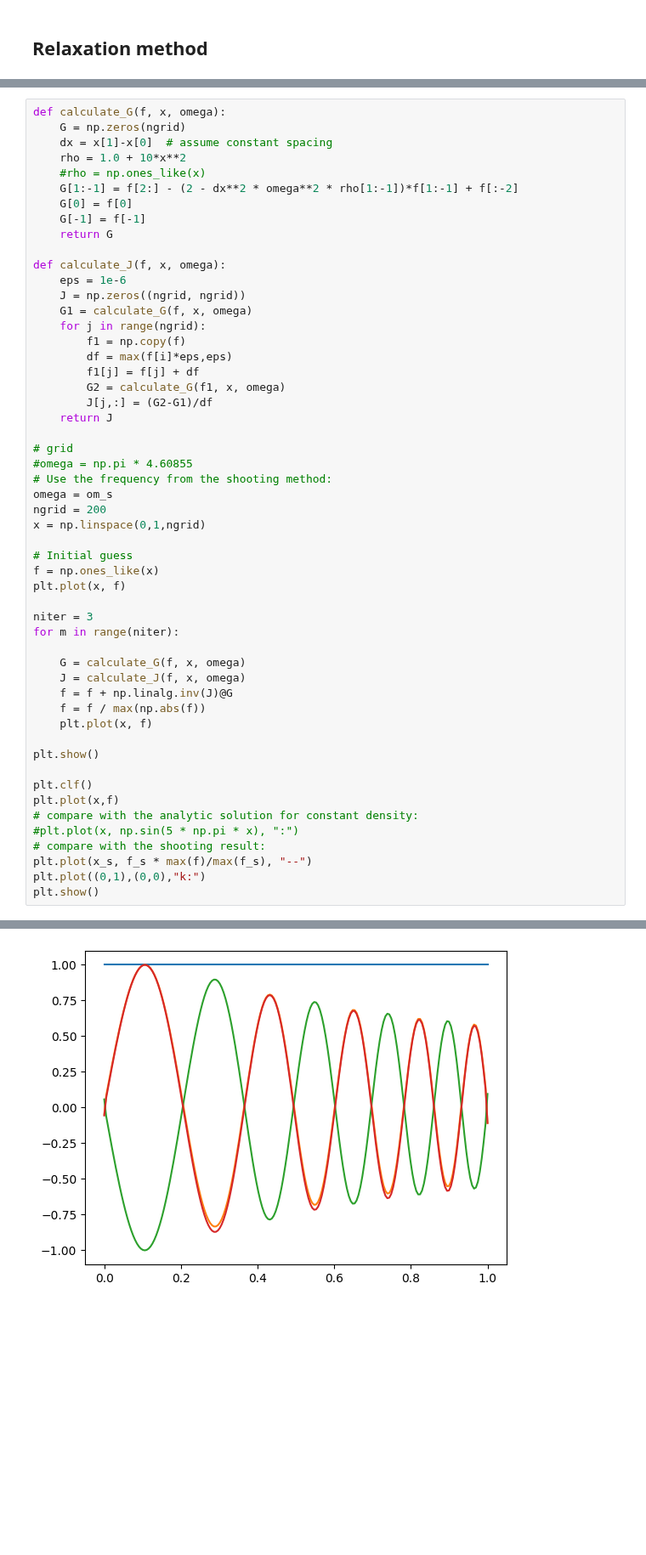
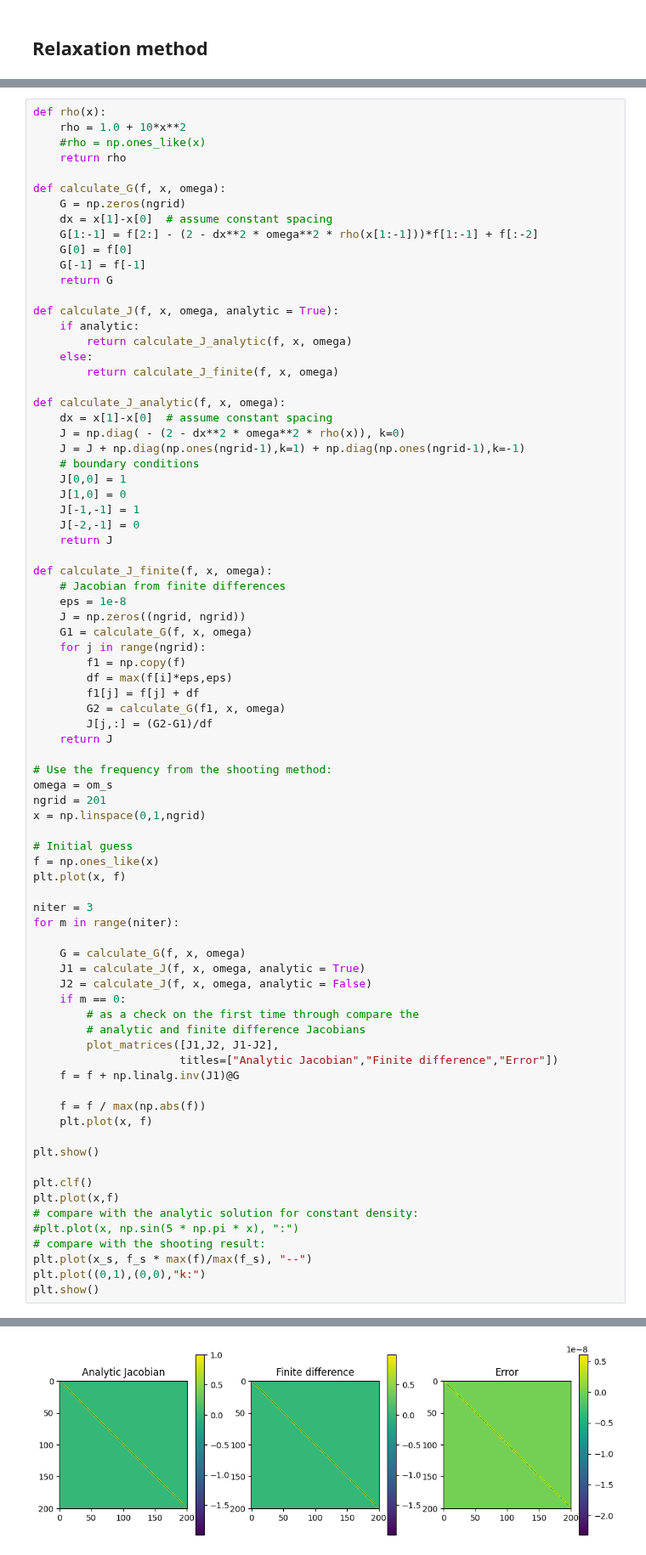
Before and after one commit to andrewcumming/phys512, a Jupyter notebook: bvps.ipynb, the cells around one changed output, grey strips where cells are left out. Shown at 85% size. Cells and saved outputs as stored; diff of their text form; blank space fills up the shorter version.

```diff
--- a/bvps.ipynb
+++ b/bvps.ipynb
@@ -165,16 +140,37 @@ $$\Rightarrow f_j^{n+1} = f_j^n + (J^{-1})_{ji} G^n_i $$
 # %%
+def rho(x):
+    rho = 1.0 + 10*x**2
+    #rho = np.ones_like(x)
+    return rho
+
 def calculate_G(f, x, omega):
     G = np.zeros(ngrid)
     dx = x[1]-x[0]  # assume constant spacing
-    rho = 1.0 + 10*x**2
-    #rho = np.ones_like(x)
-    G[1:-1] = f[2:] - (2 - dx**2 * omega**2 * rho[1:-1])*f[1:-1] + f[:-2]
+    G[1:-1] = f[2:] - (2 - dx**2 * omega**2 * rho(x[1:-1]))*f[1:-1] + f[:-2]
     G[0] = f[0]
     G[-1] = f[-1]
     return G
 
-def calculate_J(f, x, omega):
-    eps = 1e-6
+def calculate_J(f, x, omega, analytic = True):
+    if analytic:
+        return calculate_J_analytic(f, x, omega)
+    else:
+        return calculate_J_finite(f, x, omega)
+
+def calculate_J_analytic(f, x, omega):
+    dx = x[1]-x[0]  # assume constant spacing
+    J = np.diag( - (2 - dx**2 * omega**2 * rho(x)), k=0)
+    J = J + np.diag(np.ones(ngrid-1),k=1) + np.diag(np.ones(ngrid-1),k=-1)
+    # boundary conditions
+    J[0,0] = 1
+    J[1,0] = 0
+    J[-1,-1] = 1
+    J[-2,-1] = 0
+    return J
+
+def calculate_J_finite(f, x, omega):
+    # Jacobian from finite differences
+    eps = 1e-8
     J = np.zeros((ngrid, ngrid))
     G1 = calculate_G(f, x, omega)
     for j in range(ngrid):
@@ -185,11 +181,9 @@ def calculate_J(f, x, omega):
         J[j,:] = (G2-G1)/df
     return J
 
-# grid
-#omega = np.pi * 4.60855
 # Use the frequency from the shooting method:
 omega = om_s
-ngrid = 200
+ngrid = 201
 x = np.linspace(0,1,ngrid)
 
 # Initial guess
@@ -200,8 +194,15 @@ niter = 3
 for m in range(niter):
 
     G = calculate_G(f, x, omega)
-    J = calculate_J(f, x, omega)
-    f = f + np.linalg.inv(J)@G
+    J1 = calculate_J(f, x, omega, analytic = True)
+    J2 = calculate_J(f, x, omega, analytic = False)
+    if m == 0:
+        # as a check on the first time through compare the
+        # analytic and finite difference Jacobians
+        plot_matrices([J1,J2, J1-J2],
+                      titles=["Analytic Jacobian","Finite difference","Error"])
+    f = f + np.linalg.inv(J1)@G
+
     f = f / max(np.abs(f))
     plt.plot(x, f)
 
@@ -219 +221 @@ plt.show()
-[figure, old version]
+[figure, new version]
```
Also changed, not shown: parts of 7 cells of this notebook, 2 other files.
